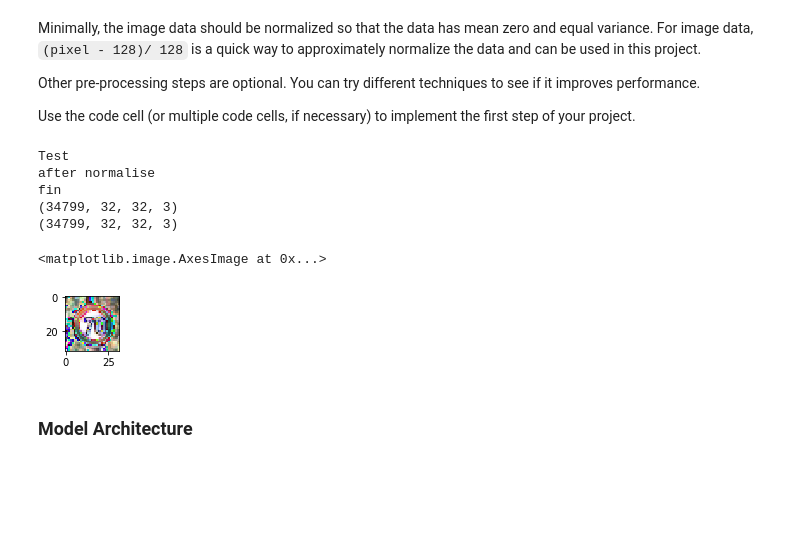
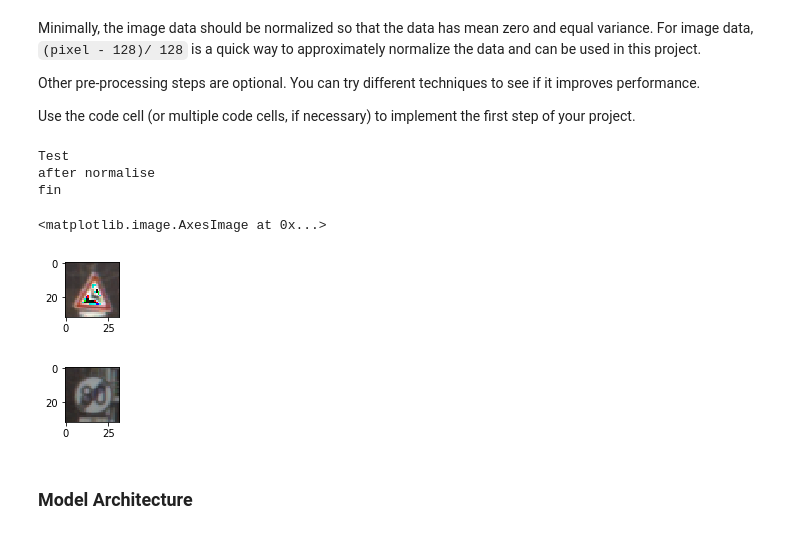
Before and after one commit to seanjmcm/TrafficSign, a Jupyter notebook: Traffic_Sign_Classifier_sept.ipynb, the cells around one changed output. Saved outputs shown, nothing was run; the diff lists cells and outputs as text; code cells hidden in the pictures; blank space fills up the shorter version.

```diff
--- a/Traffic_Sign_Classifier_sept.ipynb
+++ b/Traffic_Sign_Classifier_sept.ipynb
@@ -171,11 +172,7 @@ Use the code cell (or multiple code cells, if necessary) to implement the first
 import cv2
 from sklearn.utils import shuffle
 
-
-
 print("Test")
-
-
 
 ## xtrain
 grey_X_train = np.zeros(shape=[X_trainLd.shape[0],X_trainLd.shape[1],X_trainLd.shape[2]])
@@ -183,58 +180,54 @@ norm_X_train = np.zeros(shape=[X_trainLd.shape[0],X_trainLd.shape[1],X_trainLd.s
 norm_X_train = norm_X_train.astype(float)
 
 X_train, y_train = shuffle(X_trainLd, y_trainLd)
+shuff_X_train, shuff_y_train =X_train, y_train
 X_valid, y_valid = X_validLd, y_validLd
-
-#i=0
 
 i=0
 
 for p in X_train:
 
     t = normit(p)
-
     norm_X_train[i] = t
     i=i+1
-
-
-
 print("after normalise")
 
 
 ##validate
 
-grey_X_valid = np.zeros(shape=[X_validLd.shape[0],X_validLd.shape[1],X_validLd.shape[2]])
 norm_X_valid = np.zeros(shape=[X_validLd.shape[0],X_validLd.shape[1],X_validLd.shape[2],3])
 norm_X_valid=norm_X_valid.astype(float)
 i=0
 
 for v in X_valid:
 
-    tv = normit(p)
+    tv = normit(v)
     #tempv = tv.reshape(32,32,1)
 
     norm_X_valid[i] = tv
+    #print(norm_X_valid[i])
     i=i+1
 
 
 #grey
 print("fin")
 
 
 image22 = norm_X_train[110] #squeeze : Remove single-dimensional entries from the shape of an array
+imageb4 = X_train[110]
+imagev=norm_X_valid[100]
 
-print(norm_X_train.shape)
-print(X_train.shape)
+plt.figure(figsize=(1,1))
+plt.imshow(imagev.squeeze())
 
 plt.figure(figsize=(1,1))
 plt.imshow(image22.squeeze())
 # %% [output]
 Test
 after normalise
 fin
-(34799, 32, 32, 3)
-(34799, 32, 32, 3)
 <matplotlib.image.AxesImage at 0x...>
-[figure, old version]
+[figure, new version]
+[figure, added]
 # %% [markdown]
 ### Model Architecture
```
Also changed, not shown: parts of 5 cells of this notebook, 1 other file.
